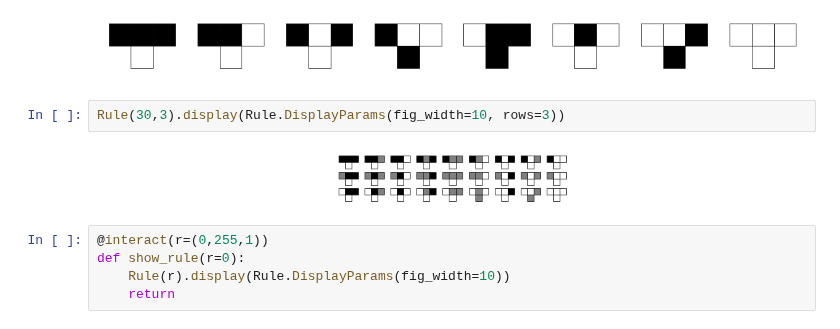
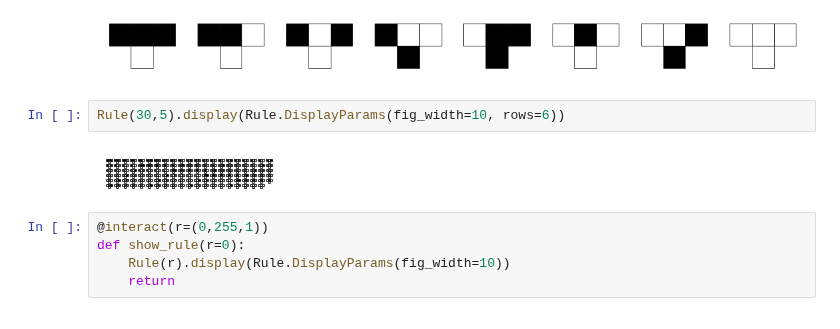
Before and after one commit to orome/automata-py, a Jupyter notebook: demo.ipynb, the cells around one changed output. Drawn from its saved outputs; the diff is of its cells as text.

```diff
--- a/demo.ipynb
+++ b/demo.ipynb
@@ -62,9 +62,9 @@ Rule(Rule._decode('11010', 2)).display(Rule.DisplayParams(fig_width=10, rows=1))
 # %% [output]
 [figure]
 # %%
-Rule(30,3).display(Rule.DisplayParams(fig_width=10, rows=3))
+Rule(30,5).display(Rule.DisplayParams(fig_width=10, rows=6))
 # %% [output]
-[figure, old version]
+[figure, new version]
 # %%
 @interact(r=(0,255,1))
 def show_rule(r=0):
```
Also changed, not shown: parts of 4 cells of this notebook, 1 other file.
